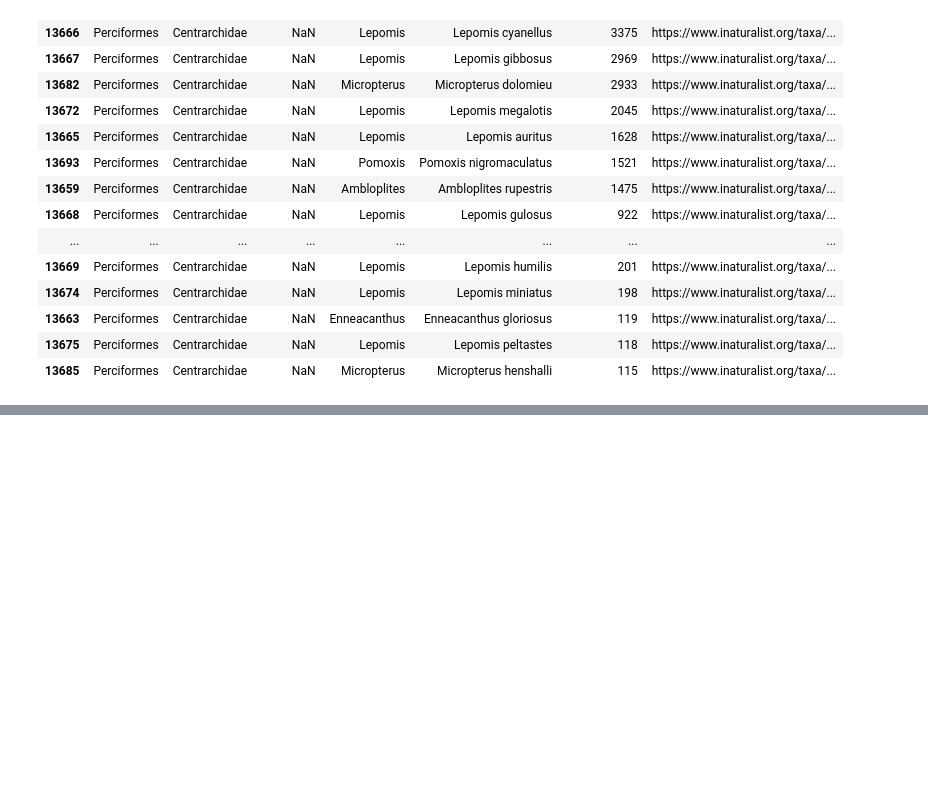
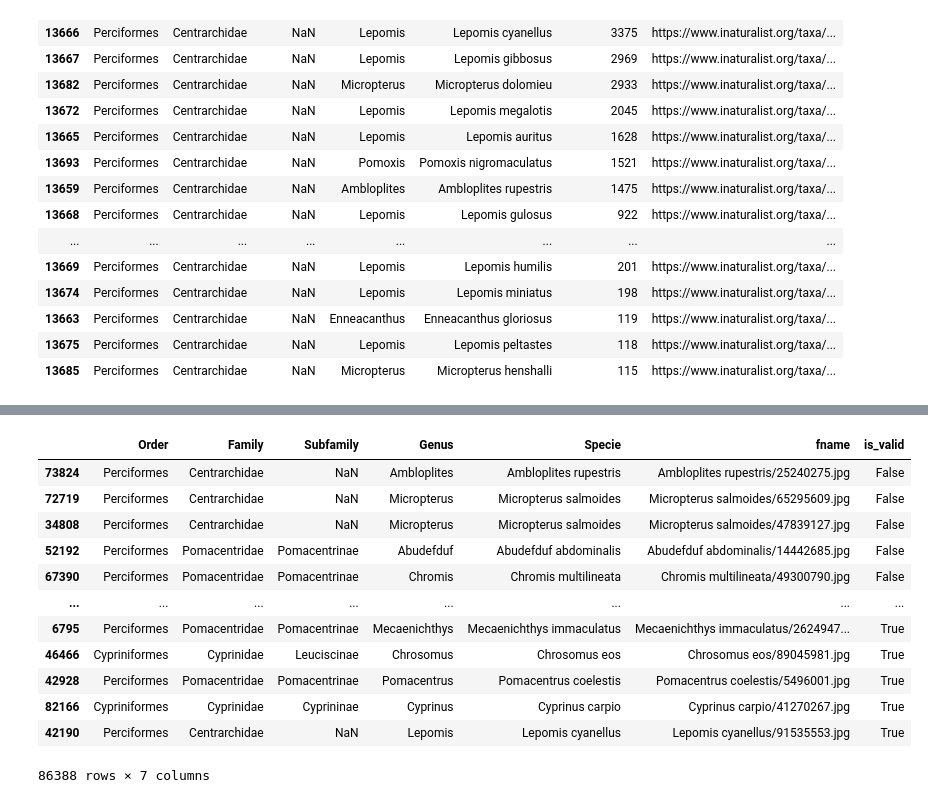
Before and after one commit to jossalgon/Fishly-Hierarchical-image-classification, a Jupyter notebook: analysis-inaturalist.ipynb, the cells around one changed output, grey strips where cells are left out. Saved outputs shown, nothing was run; the diff lists cells and outputs as text; code cells hidden in the pictures; blank space fills up the shorter version.

```diff
--- a/analysis-inaturalist.ipynb
+++ b/analysis-inaturalist.ipynb
@@ -251,0 +480,18 @@ df_1000.to_csv(ALL_CSV_PATH, index=False)
+# %%
+df_families3_stratified = pd.read_csv(STRATIFIED_SAMPLE_CSV_PATH)
+# %%
+df_families3_stratified
+# %% [output]
+|  | Order | Family | Subfamily | Genus | Specie | fname | is_valid |
+| 73824 | Perciformes | Centrarchidae | NaN | Ambloplites | Ambloplites rupestris | Ambloplites rupestris/25240275.jpg | False |
+| 72719 | Perciformes | Centrarchidae | NaN | Micropterus | Micropterus salmoides | Micropterus salmoides/65295609.jpg | False |
+| 34808 | Perciformes | Centrarchidae | NaN | Micropterus | Micropterus salmoides | Micropterus salmoides/47839127.jpg | False |
+| 52192 | Perciformes | Pomacentridae | Pomacentrinae | Abudefduf | Abudefduf abdominalis | Abudefduf abdominalis/14442685.jpg | False |
+| 67390 | Perciformes | Pomacentridae | Pomacentrinae | Chromis | Chromis multilineata | Chromis multilineata/49300790.jpg | False |
+| ... | ... | ... | ... | ... | ... | ... | ... |
+| 6795 | Perciformes | Pomacentridae | Pomacentrinae | Mecaenichthys | Mecaenichthys immaculatus | Mecaenichthys immaculatus/2624947... | True |
+| 46466 | Cypriniformes | Cyprinidae | Leuciscinae | Chrosomus | Chrosomus eos | Chrosomus eos/89045981.jpg | True |
+| 42928 | Perciformes | Pomacentridae | Pomacentrinae | Pomacentrus | Pomacentrus coelestis | Pomacentrus coelestis/5496001.jpg | True |
+| 82166 | Cypriniformes | Cyprinidae | Cyprininae | Cyprinus | Cyprinus carpio | Cyprinus carpio/41270267.jpg | True |
+| 42190 | Perciformes | Centrarchidae | NaN | Lepomis | Lepomis cyanellus | Lepomis cyanellus/91535553.jpg | True |
+86388 rows × 7 columns
```
Also changed, not shown: parts of 54 cells of this notebook, 33 other files.
